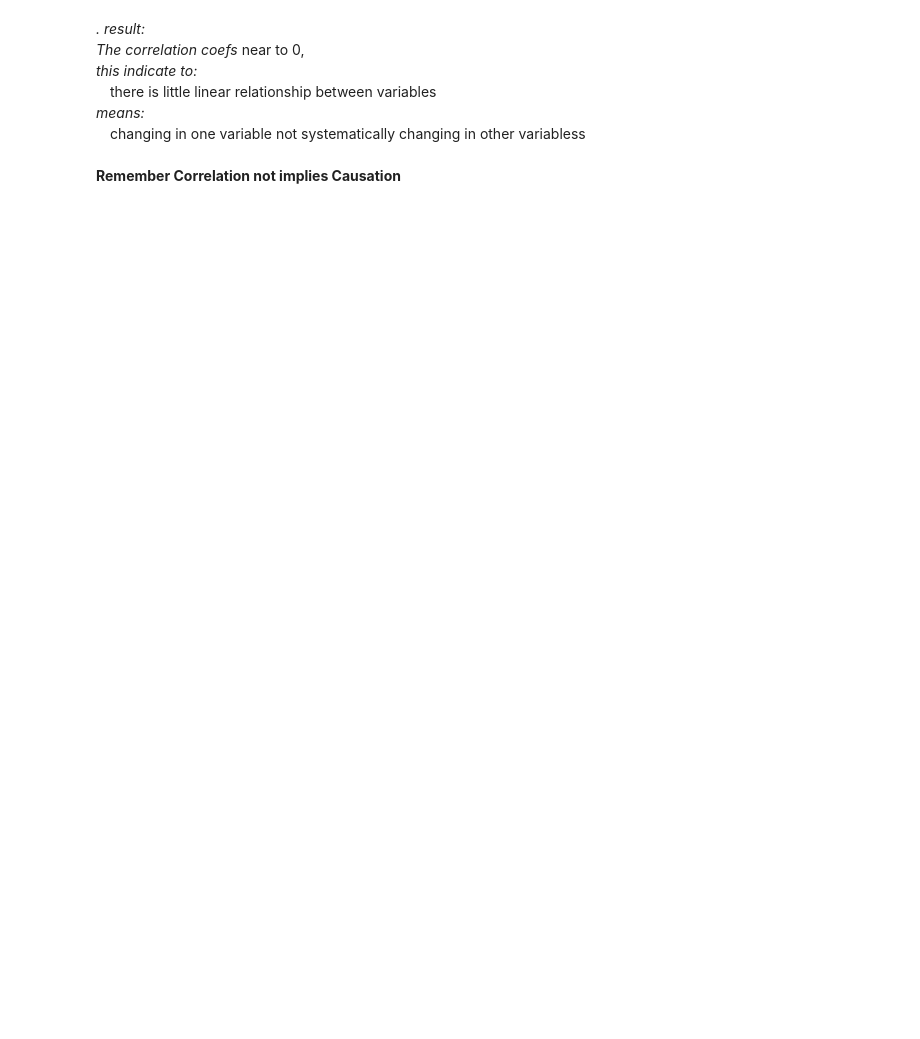
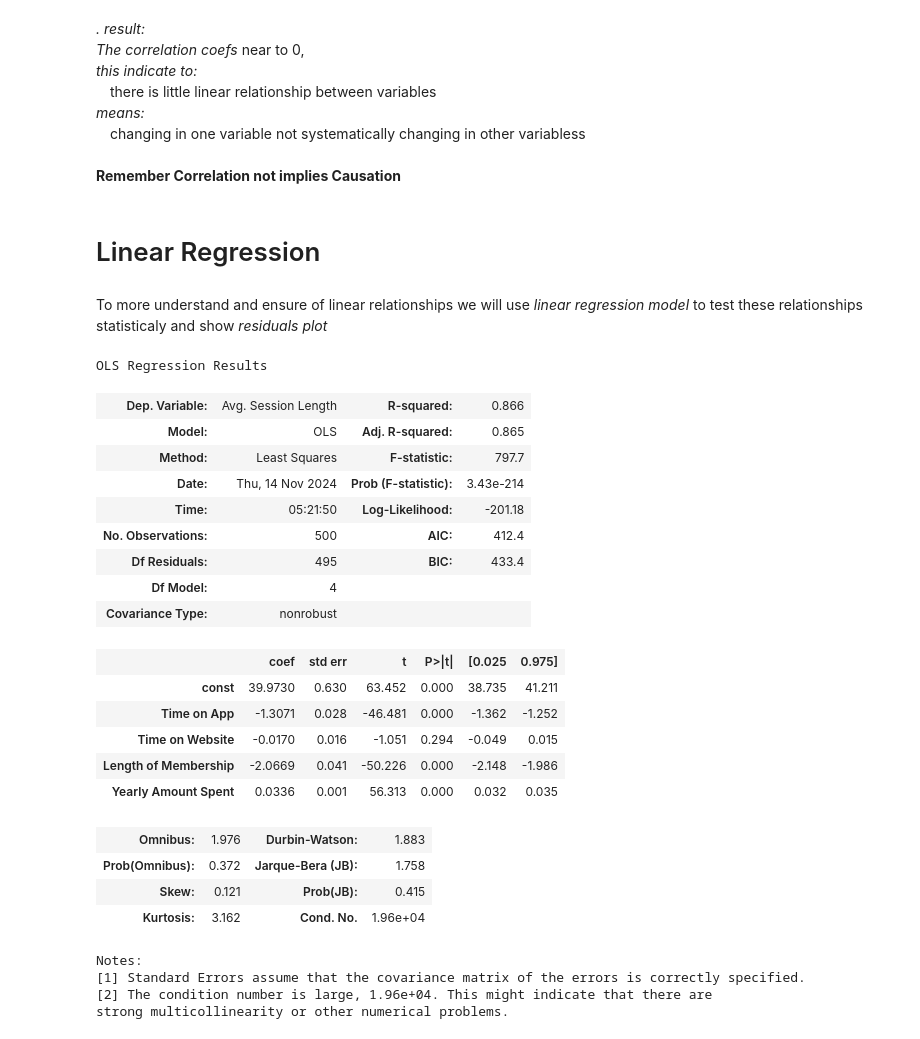
Before and after one commit to youssefSamir-DS/ML_Project-Ecommerce_Customers, a Jupyter notebook: Linear_Regression_project.ipynb, the cells around one changed output. Drawn from its saved outputs; the diff is of its cells as text; code cells hidden in the pictures; blank space fills up the shorter version.

```diff
--- a/Linear_Regression_project.ipynb
+++ b/Linear_Regression_project.ipynb
@@ -397,2 +388,41 @@ new_df.corr()
 # %% [markdown]
 *. result:*<br>*The correlation coefs* near to 0, <br>*this indicate to:*<br>&emsp;there is little linear relationship between variables<br>*means:*<br>&emsp;changing in one variable not systematically changing in other variabless<br><br> __Remember Correlation not implies Causation__
+# %% [markdown]
+# Linear Regression
+# %% [markdown]
+To more understand and ensure of linear relationships we will use _linear regression model_ to test these relationships statisticaly and show *residuals plot*
+# %%
+#define independant variable
+X = new_df.drop(columns="Avg. Session Length")
+# add a constant
+X = sms.add_constant(X)
+#define dependant variable
+y = new_df["Avg. Session Length"]
+#define and train model
+model = sms.OLS(y,X).fit()
+model.summary()
+# %% [output]
+OLS Regression Results
+| Dep. Variable: | Avg. Session Length | R-squared: | 0.866 |
+| Model: | OLS | Adj. R-squared: | 0.865 |
+| Method: | Least Squares | F-statistic: | 797.7 |
+| Date: | Thu, 14 Nov 2024 | Prob (F-statistic): | 3.43e-214 |
+| Time: | 05:21:50 | Log-Likelihood: | -201.18 |
+| No. Observations: | 500 | AIC: | 412.4 |
+| Df Residuals: | 495 | BIC: | 433.4 |
+| Df Model: | 4 |  |  |
+| Covariance Type: | nonrobust |  |  |
+|  | coef | std err | t | P>|t| | [0.025 | 0.975] |
+| const | 39.9730 | 0.630 | 63.452 | 0.000 | 38.735 | 41.211 |
+| Time on App | -1.3071 | 0.028 | -46.481 | 0.000 | -1.362 | -1.252 |
+| Time on Website | -0.0170 | 0.016 | -1.051 | 0.294 | -0.049 | 0.015 |
+| Length of Membership | -2.0669 | 0.041 | -50.226 | 0.000 | -2.148 | -1.986 |
+| Yearly Amount Spent | 0.0336 | 0.001 | 56.313 | 0.000 | 0.032 | 0.035 |
+| Omnibus: | 1.976 | Durbin-Watson: | 1.883 |
+| Prob(Omnibus): | 0.372 | Jarque-Bera (JB): | 1.758 |
+| Skew: | 0.121 | Prob(JB): | 0.415 |
+| Kurtosis: | 3.162 | Cond. No. | 1.96e+04 |
+Notes:
+[1] Standard Errors assume that the covariance matrix of the errors is correctly specified.
+[2] The condition number is large, 1.96e+04. This might indicate that there are
+strong multicollinearity or other numerical problems.
```
Also changed, not shown: parts of 7 cells of this notebook.
